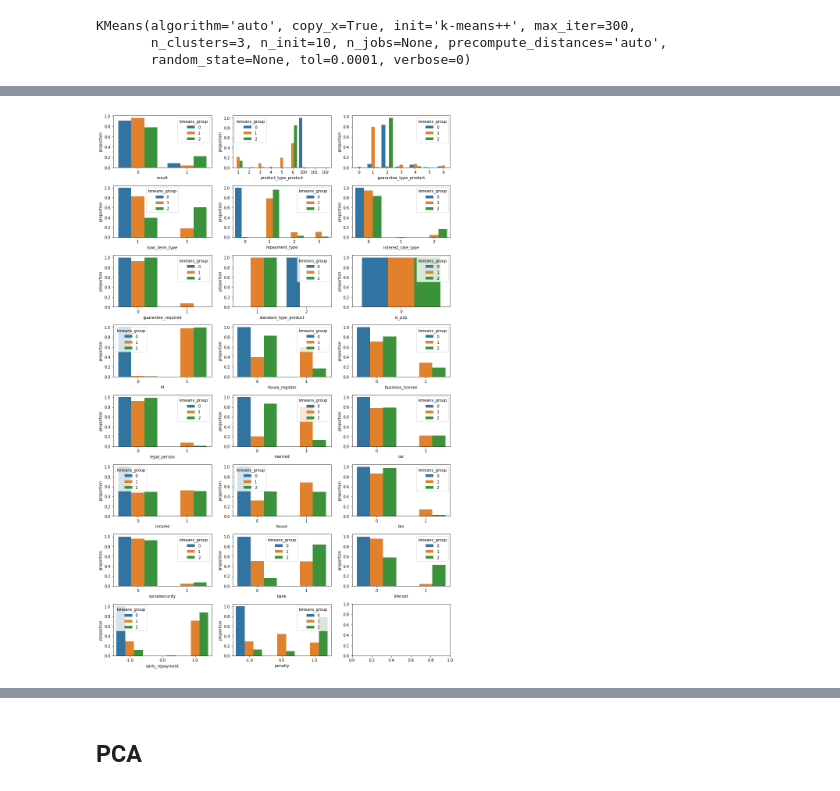
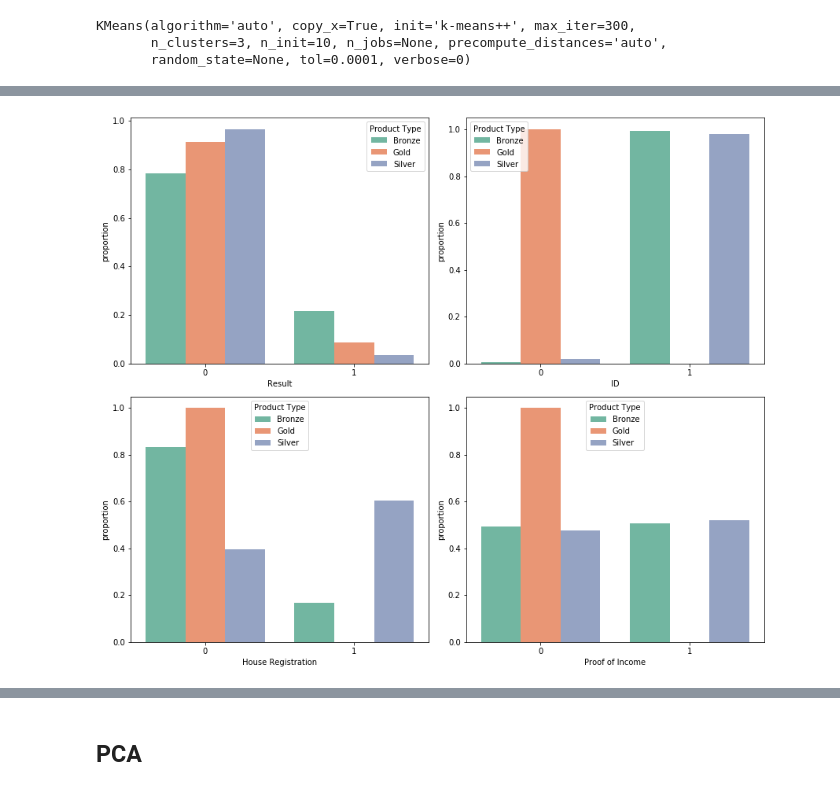
Before and after one commit to apaciorek/grouprong360, a Jupyter notebook: jen/Features_Products.ipynb, the cells around one changed output, grey strips where cells are left out. Saved outputs shown, nothing was run; the diff lists cells and outputs as text; code cells hidden in the pictures.

```diff
--- a/jen/Features_Products.ipynb
+++ b/jen/Features_Products.ipynb
@@ -411,12 +211,8 @@ features_counts.to_csv('features_counts.csv', index=False)
 # %%
-numerical_col = []
+continuous_col = []
 categorical_col = []
 for column in df.columns:
     if column in ['bank_id','user_id','product_id', 'city_id_product']: continue
-    print(column)
-    print(df[column].nunique())
     if df[column].nunique() > 10:
-        numerical_col.append(column)
+        continuous_col.append(column)
     else: categorical_col.append(column)
-print(len(numerical_col))
-print(len(categorical_col))
@@ -441,9 +236,10 @@ kmeans_group
 # %%
-f, axes = plt.subplots(6,2, figsize=(13, 20))
-for i, column in enumerate(numerical_col):
-    if column == 'apply_num': continue
-    sns.boxplot(x='kmeans_group', y=column, data=df,
+f, axes = plt.subplots(2,2, figsize=(12, 10))
+labels = ["Loan Duration", "Loan Amount", "Decision Cycle", "Application Counts"]
+for i, column in enumerate(['application_term','limit', 'decision_cycle', 'counts']):
+    sns.boxplot(x='Product Type', y=column, data=df, palette='Set2',
                 ax=axes[i//2][i%2], showfliers=False)
-    axes[i//2][i%2].set_title(column)
+    axes[i//2][i%2].set_ylabel(labels[i])
+    axes[i//2][i%2].set_title(labels[i])
 plt.tight_layout()
 # %% [output]
@@ -450,0 +247,13 @@ plt.tight_layout()
+# %%
+f, axes = plt.subplots(3,4, figsize=(12, 10))
+labels = ['Result','ID','House Registration', 'Business License', 'Corporate Certificate',
+          'Marriage Certificate', 'Car Registration', 'Proof of Income', 'Tax Returns',
+          'Bank Statement', 'Social Security', 'Utility Bills']
+for i, column in enumerate(['result','id','house_register', 'business_license',#'house',
+                            'legal_person', 'married', 'car', 'income', 'tax', 'bank',#]):
+                            'socialsecurity', 'lifecost']):
+    plotdf = df.groupby('Product Type')[column].\
+        value_counts(normalize=True).rename('proportion').reset_index()
+    sns.barplot(x=column, y= 'proportion', hue='Product Type', palette='Set2', data = plotdf, ax=axes[i//4][i%4])
+    axes[i//4][i%4].set_xlabel(labels[i])
+plt.tight_layout()
@@ -451,10 +262,13 @@ plt.tight_layout()
 # %%
-f, axes = plt.subplots(8,3, figsize=(13, 20))
-for i, column in enumerate(categorical_col):
-    if column == 'kmeans_group': continue
-    plotdf = df.groupby('kmeans_group')[column].\
+f, axes = plt.subplots(2,2, figsize=(12, 10))
+labels = ['Result','ID','House Registration','Proof of Income'] #'Business License', 'Corporate Certificate',
+          #'Marriage Certificate', 'Car Registration', 'Proof of Income', 'Tax Returns',
+          #'Bank Statement', 'Social Security', 'Utility Bills']
+for i, column in enumerate(['result','id','house_register', 'income']):
+    plotdf = df.groupby('Product Type')[column].\
         value_counts(normalize=True).rename('proportion').reset_index()
-    sns.barplot(x=column, y= 'proportion', hue='kmeans_group', data = plotdf, ax=axes[i//3][i%3])
+    sns.barplot(x=column, y= 'proportion', hue='Product Type', palette='Set2', data = plotdf, ax=axes[i//2][i%2])
+    axes[i//2][i%2].set_xlabel(labels[i])
 plt.tight_layout()
 # %% [output]
-[figure, old version]
+[figure, new version]
```
Also changed, not shown: parts of 78 cells of this notebook.
